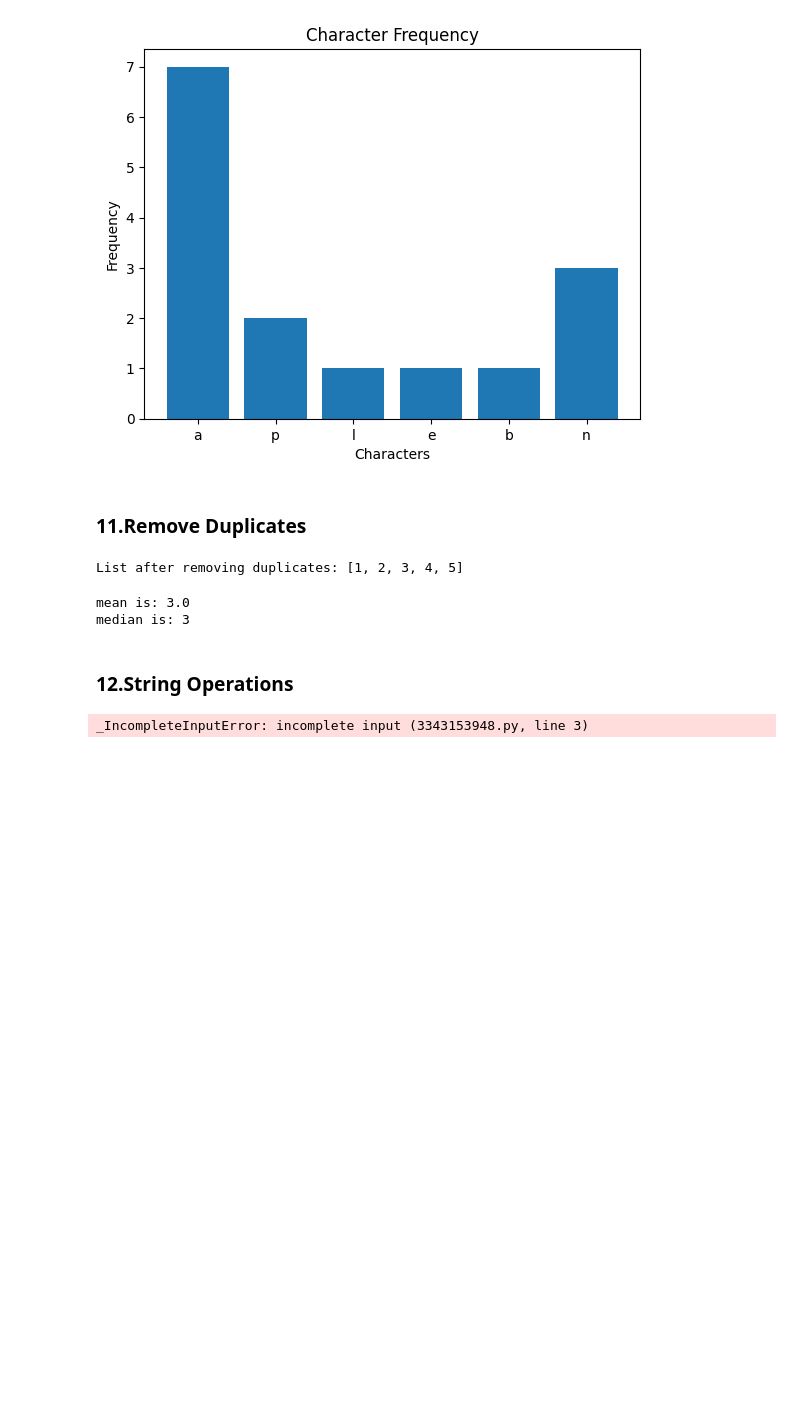
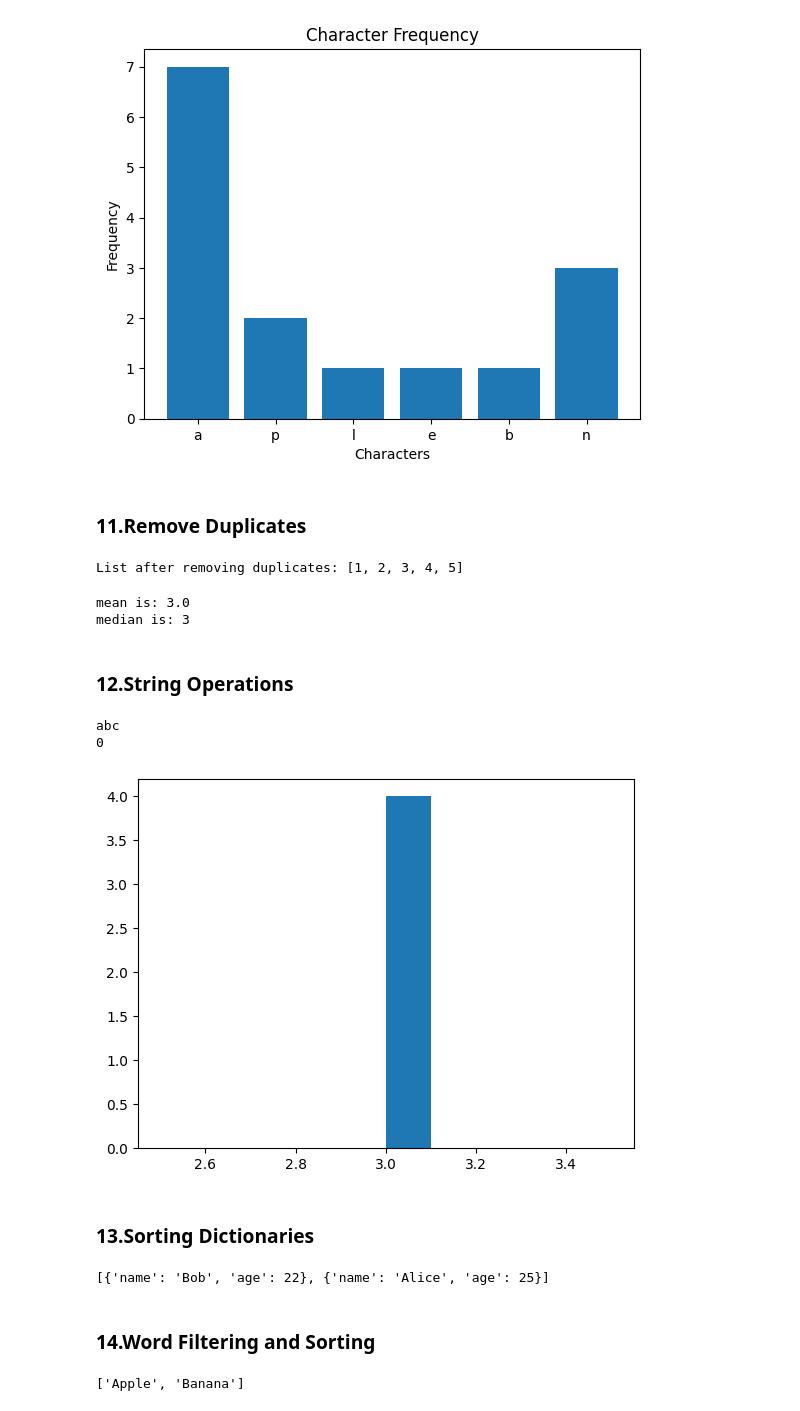
Before and after one commit to AceAryan/ES114-Prereq, a Jupyter notebook: pythonprereq.ipynb, the cells around one changed output. Saved outputs shown, nothing was run; the diff lists cells and outputs as text; code cells hidden in the pictures; blank space fills up the shorter version.

```diff
--- a/pythonprereq.ipynb
+++ b/pythonprereq.ipynb
@@ -329,8 +329,31 @@ median is: 3
 # %%
 import matplotlib.pyplot as plt
 list1=["abc","you","duo","ray"]
 
 def list_of_string_functions(list):
-    for element in list:
+    count = 0
+    lenArr = []
+    for string in list:
+        lenArr.append(len(string))
+    if string.startswith(('A','E','I','O','U','a','e','i','o','u')):
+        count += 1
+    maxLengthIndex = lenArr.index(max(lenArr))
+    print(list[maxLengthIndex])
+    print(count)
+    plt.hist(lenArr)
+    plt.show()
+
+list_of_string_functions(list1)
 # %% [output]
-_IncompleteInputError: incomplete input (3343153948.py, line 3)
+abc
+0
+[figure, added]
+# %% [markdown]
+### 13.Sorting Dictionaries
+# %%
+data = [{'name': 'Alice', 'age': 25}, {'name': 'Bob', 'age': 22}]
+print(sorted(data,key=lambda k:k['age']))
+# %% [output]
+[{'name': 'Bob', 'age': 22}, {'name': 'Alice', 'age': 25}]
+# %% [markdown]
+### 14.Word Filtering and Sorting
@@ -336,0 +367,9 @@ _IncompleteInputError: incomplete input (3343153948.py, line 3)
+# %%
+input_string=list(input().split())
+for string in input_string:
+    if len(string)<4:
+        input_string.remove(string)
+input_string.sort()
+print(input_string)
+# %% [output]
+['Apple', 'Banana']
```
Also changed, not shown: parts of 9 cells of this notebook.
